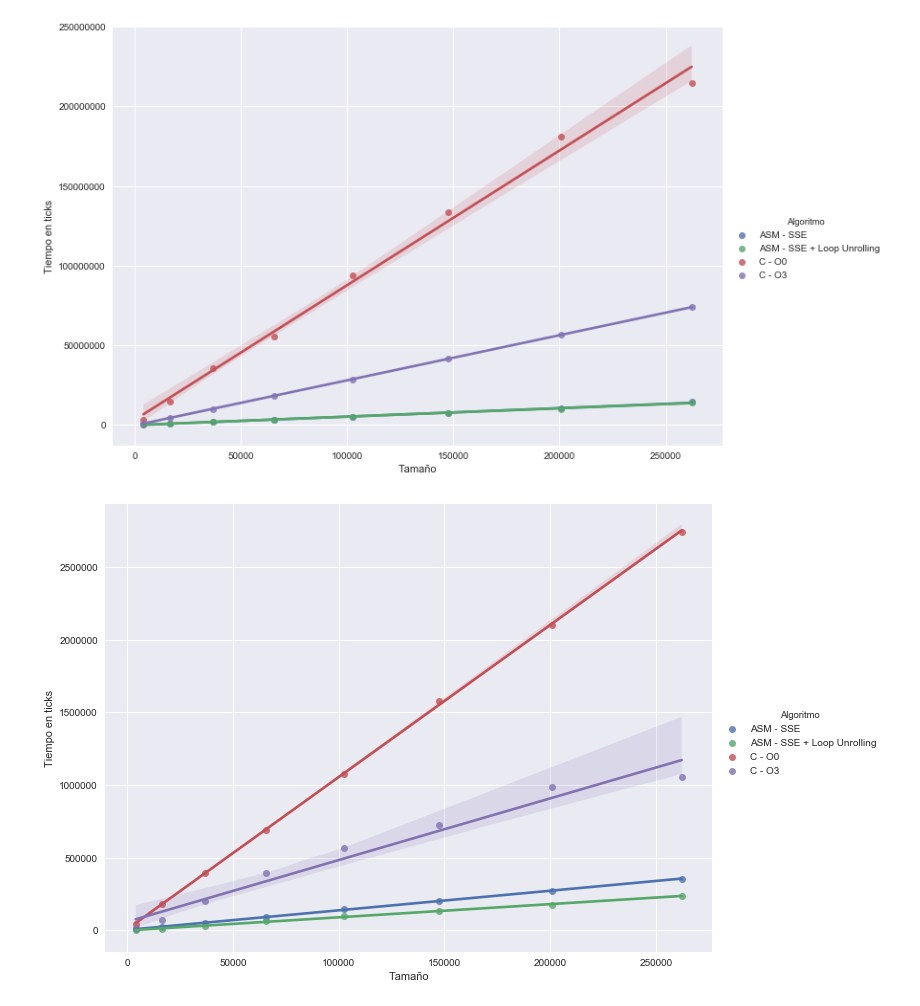
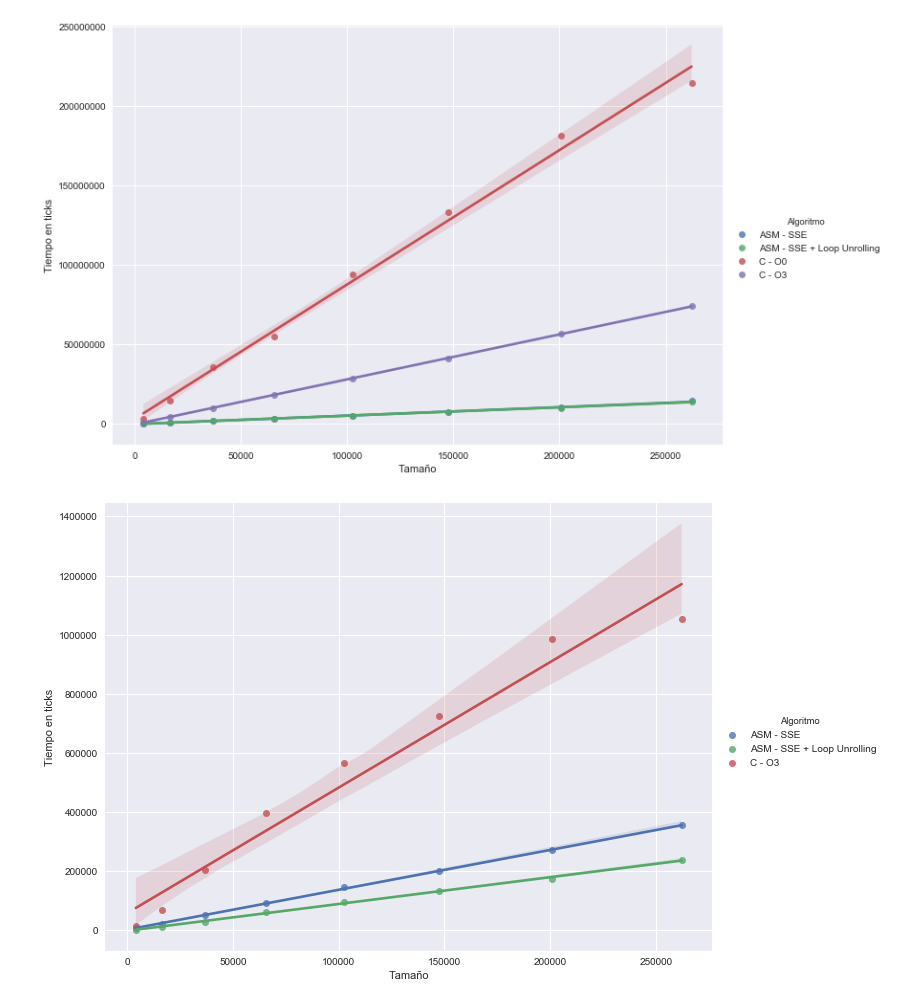
Before and after one commit to ZebaSz/orga2-tp2, a Jupyter notebook: informe/data/Orga2-TP2.ipynb, the cells around one changed output. Cells and saved outputs as stored; diff of their text form; code cells hidden in the pictures.

```diff
--- a/informe/data/Orga2-TP2.ipynb
+++ b/informe/data/Orga2-TP2.ipynb
@@ -6,6 +6,13 @@ import matplotlib.ticker as ticker
 import random
 import glob
 import os
+# %%
+O0 = 'C - O0'
+O3 = 'C - O3'
+ASM = 'ASM - SSE'
+algo = 'Algoritmo'
+tam = 'Tamaño'
+ticks = 'Ticks'
 # %%
 dfO0 = pd.read_csv('rgb2yuv-control.csv')
 dfO3 = pd.read_csv('rgb2yuv-O3.csv')
@@ -36,9 +44,9 @@ plt.show()
 # %%
 dfO0 = pd.read_csv('fourCombine-control.csv')
 dfO3 = pd.read_csv('fourCombine-O3.csv')
-dfO3['Algoritmo'] = dfO3['Algoritmo'].map({0: 2})
+dfO3[algo] = dfO3[algo].map({0: 2})
 
 dfFourCombine = pd.concat([dfO0, dfO3], ignore_index=True)
-dfFourCombine['Algoritmo'] = dfFourCombine['Algoritmo'].map({1: 'ASM - SSE', 0: 'C - O0', 2: 'C - O3'})
-dfFourCombine = dfFourCombine.groupby(['Algoritmo', 'Tamaño']).min().reset_index()
+dfFourCombine[algo] = dfFourCombine[algo].map({1: ASM, 0: O0, 2: O3})
+dfFourCombine = dfFourCombine.groupby([algo, tam]).min().reset_index()
 # %%
@@ -107,14 +115,15 @@ plt.show()
 [figure]
 # %%
 dfUnroll = pd.read_csv('fourCombine-unroll.csv')
-dfUnroll['Algoritmo'] = dfUnroll['Algoritmo'].map({1: 'ASM - SSE + Loop Unrolling'})
+dfUnroll[algo] = dfUnroll[algo].map({1: 'ASM - SSE + Loop Unrolling'})
 
 df = pd.concat([dfFourCombine, dfUnroll], ignore_index=True)
-df = df.groupby(['Algoritmo', 'Tamaño']).min().reset_index()
+df = df.groupby([algo, tam]).min().reset_index()
+df = df[df.Algoritmo != O0]
 
-sns.lmplot(x='Tamaño', y='Ticks', data=df, hue='Algoritmo', truncate=True, size=7, aspect=1.4)
+sns.lmplot(x=tam, y=ticks, data=df, hue=algo, truncate=True, size=7, aspect=1.4)
 plt.ylabel('Tiempo en ticks')
 plt.gca().get_yaxis().get_major_formatter().set_scientific(False)
 plt.show()
 # %% [output]
-[figure, old version]
+[figure, new version]
```
Also changed, not shown: parts of 11 cells of this notebook, 1 other file.
